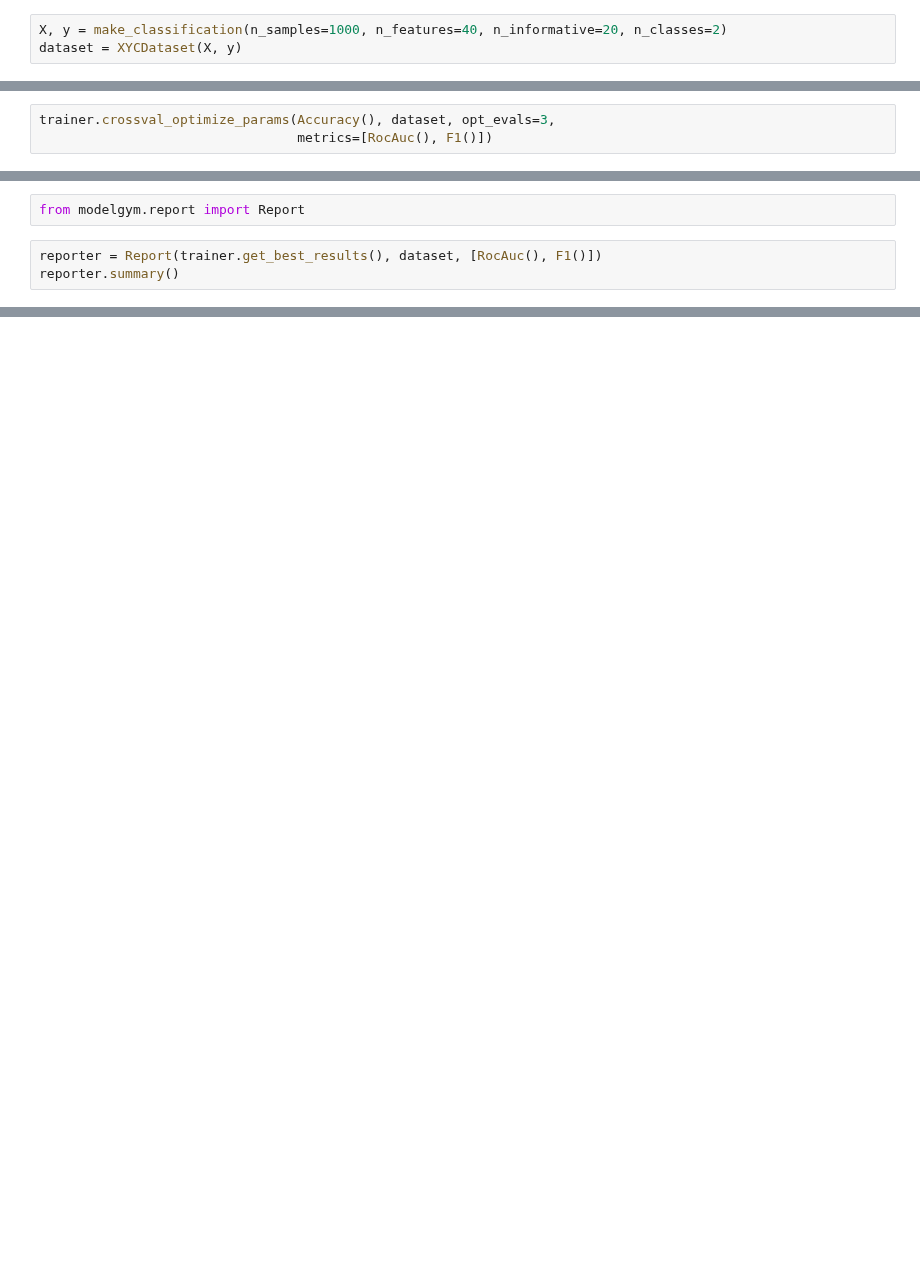
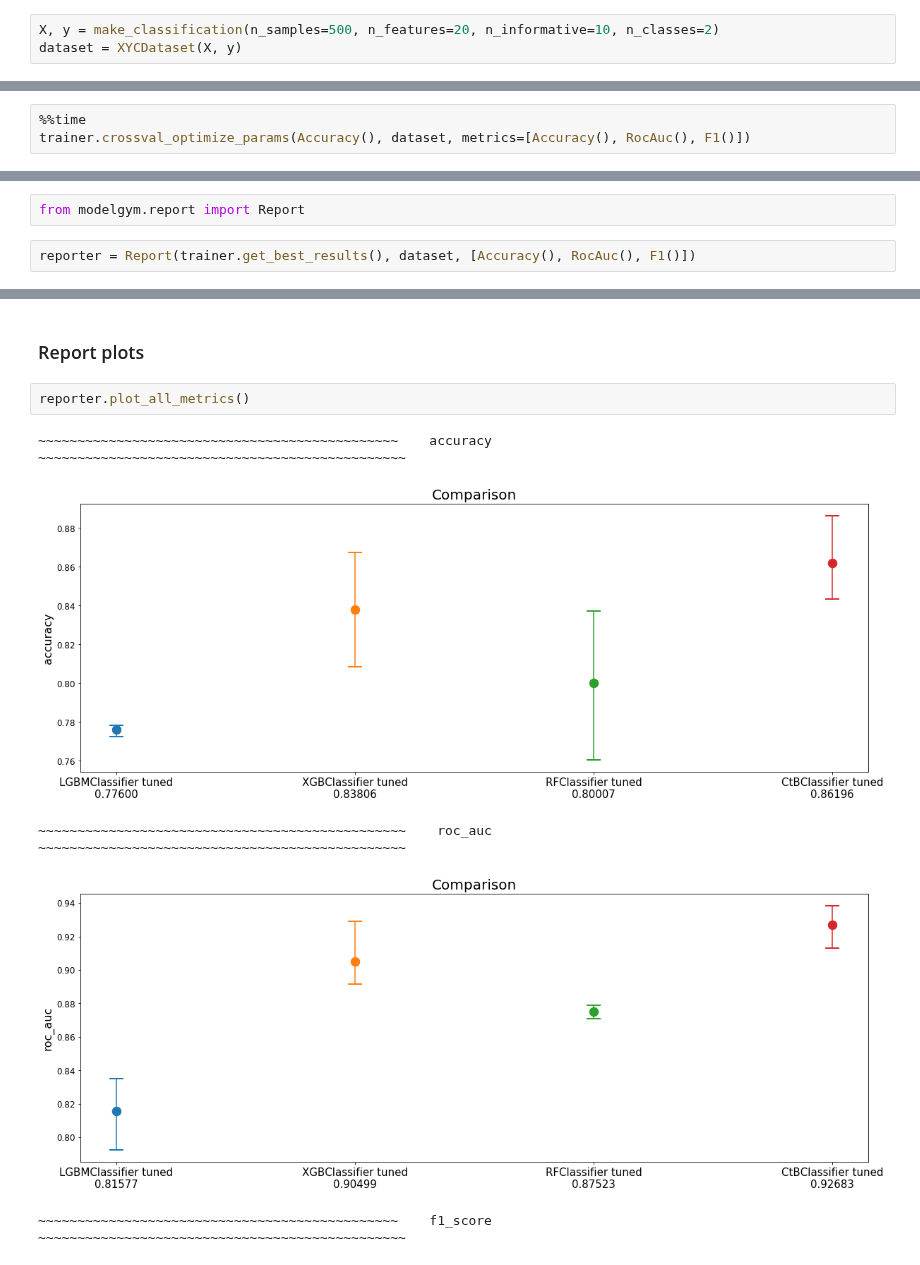
Before and after one commit to yandexdataschool/modelgym, a Jupyter notebook: example/base_tutorial.ipynb, the cells around one changed output, grey strips where cells are left out. Saved outputs shown, nothing was run; the diff lists cells and outputs as text; blank space fills up the shorter version.

```diff
--- a/example/base_tutorial.ipynb
+++ b/example/base_tutorial.ipynb
@@ -25,7 +31,7 @@ For tutorial purposes we will use toy dataset
 from sklearn.datasets import make_classification
 from modelgym.utils import XYCDataset
 # %%
-X, y = make_classification(n_samples=1000, n_features=40, n_informative=20, n_classes=2)
+X, y = make_classification(n_samples=500, n_features=20, n_informative=10, n_classes=2)
 dataset = XYCDataset(X, y)
 # %% [markdown]
 ## Create a TPE trainer
@@ -43,4 +54,4 @@ from modelgym.metrics import Accuracy, RocAuc, F1
 # %%
-trainer.crossval_optimize_params(Accuracy(), dataset, opt_evals=3,
-                                 metrics=[RocAuc(), F1()])
+%%time
+trainer.crossval_optimize_params(Accuracy(), dataset, metrics=[Accuracy(), RocAuc(), F1()])
 # %% [output]
@@ -92,5 +62,4 @@ CtBClassifier
 # %%
 from modelgym.report import Report
 # %%
-reporter = Report(trainer.get_best_results(), dataset, [RocAuc(), F1()])
-reporter.summary()
+reporter = Report(trainer.get_best_results(), dataset, [Accuracy(), RocAuc(), F1()])
@@ -98,0 +88,10 @@ KeyError: 'f1_score'
+# %% [markdown]
+### Report plots
+# %%
+reporter.plot_all_metrics()
+# %% [output]
+~~~~~~~~~~~~~~~~~~~~~~~~~~~~~~~~~~~~~~~~~~~~~~    accuracy    ~~~~~~~~~~~~~~~~~~~~~~~~~~~~~~~~~~~~~~~~~~~~~~~
+[figure, added]
+~~~~~~~~~~~~~~~~~~~~~~~~~~~~~~~~~~~~~~~~~~~~~~~    roc_auc    ~~~~~~~~~~~~~~~~~~~~~~~~~~~~~~~~~~~~~~~~~~~~~~~
+[figure, added]
+~~~~~~~~~~~~~~~~~~~~~~~~~~~~~~~~~~~~~~~~~~~~~~    f1_score    ~~~~~~~~~~~~~~~~~~~~~~~~~~~~~~~~~~~~~~~~~~~~~~~
```
Also changed, not shown: parts of 14 cells of this notebook, 4 other files.
